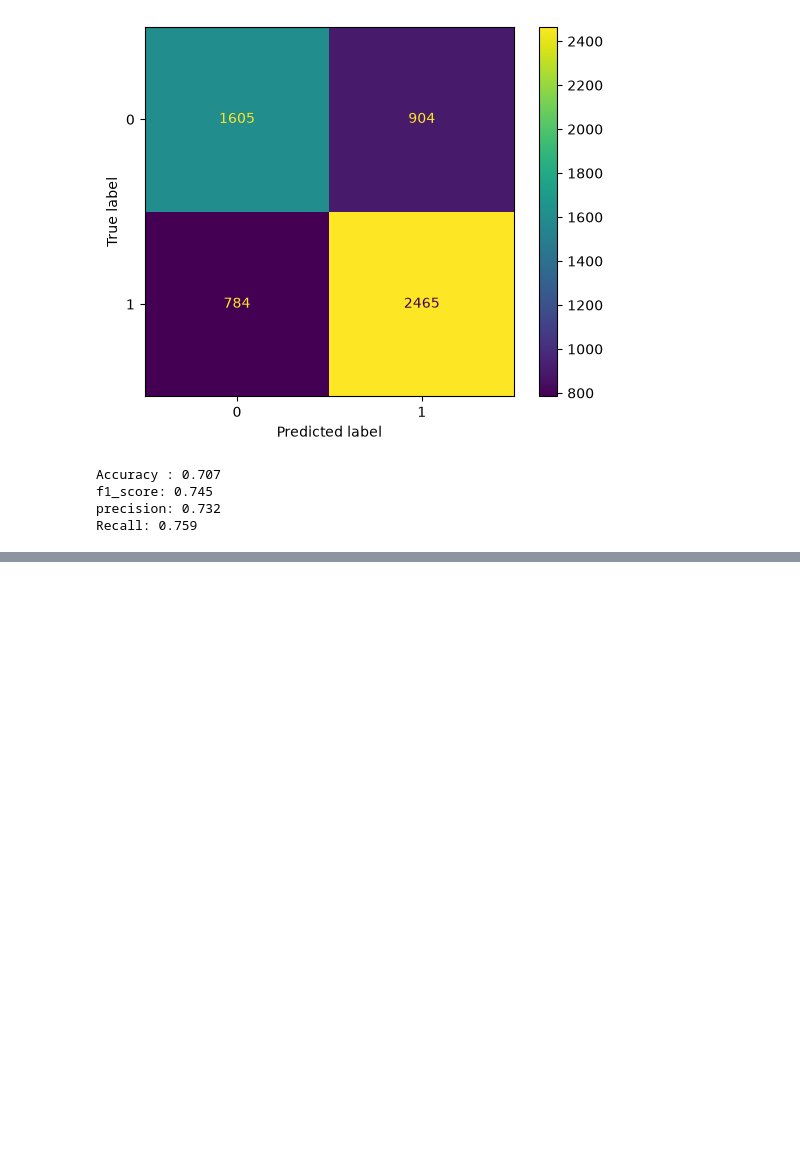
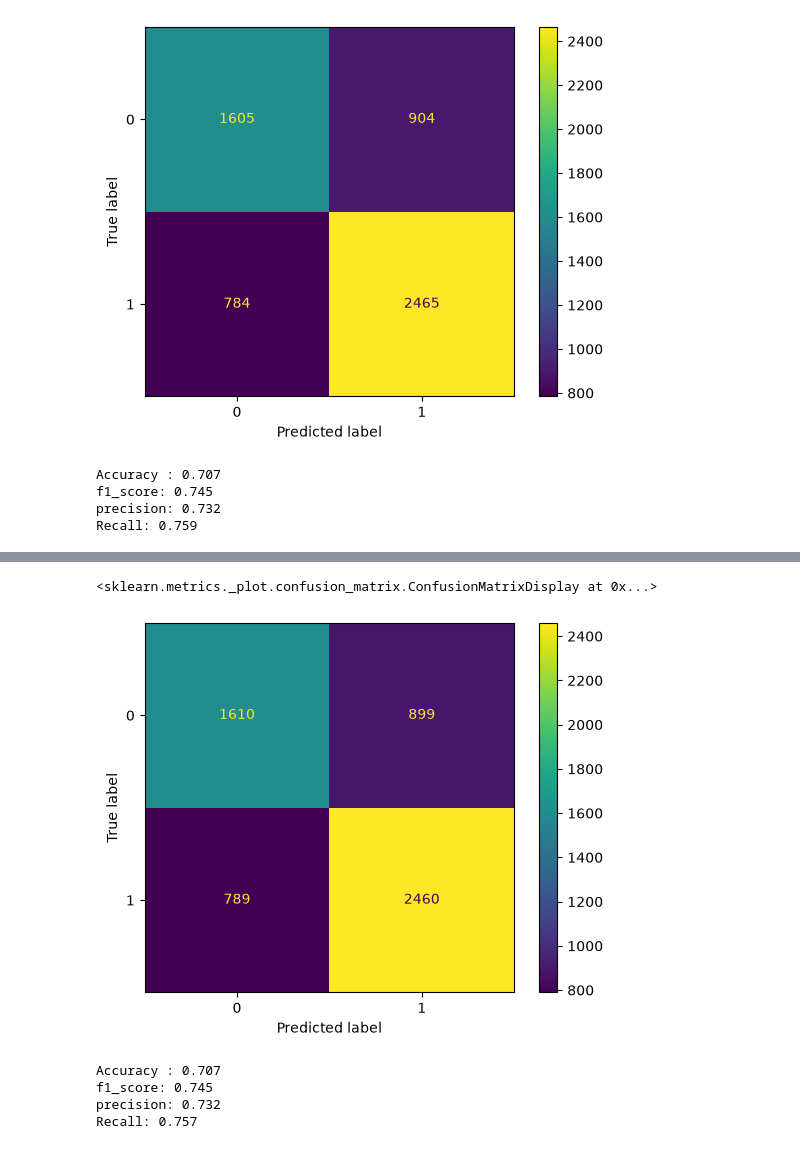
Before and after one commit to BoniYu/mutagenicity_knn, a Jupyter notebook: notebooks/eda.ipynb, the cells around one changed output, grey strips where cells are left out. Saved outputs shown, nothing was run; the diff lists cells and outputs as text; code cells hidden in the pictures; blank space fills up the shorter version.

```diff
--- a/notebooks/eda.ipynb
+++ b/notebooks/eda.ipynb
@@ -376,0 +496,22 @@ Recall: 0.759
+# %%
+cm_loo = confusion_matrix(y_clean, y_pred_loo)
+disp = ConfusionMatrixDisplay(confusion_matrix=cm_loo)
+disp.plot()
+# %% [output]
+<sklearn.metrics._plot.confusion_matrix.ConfusionMatrixDisplay at 0x...>
+[figure, added]
+# %%
+accuracy_loo = accuracy_score(y_clean, y_pred_loo)
+f1_loo = f1_score(y_clean, y_pred_loo)
+precision_loo = precision_score(y_clean, y_pred_loo)
+recall_loo = recall_score(y_clean, y_pred_loo)
+
+print(f"Accuracy : {accuracy_loo:.3f}")
+print(f"f1_score: {f1_loo:.3f}")
+print(f"precision: {precision_loo:.3f}")
+print(f"Recall: {recall_loo:.3f}")
+# %% [output]
+Accuracy : 0.707
+f1_score: 0.745
+precision: 0.732
+Recall: 0.757
```
Also changed, not shown: parts of 10 cells of this notebook.
